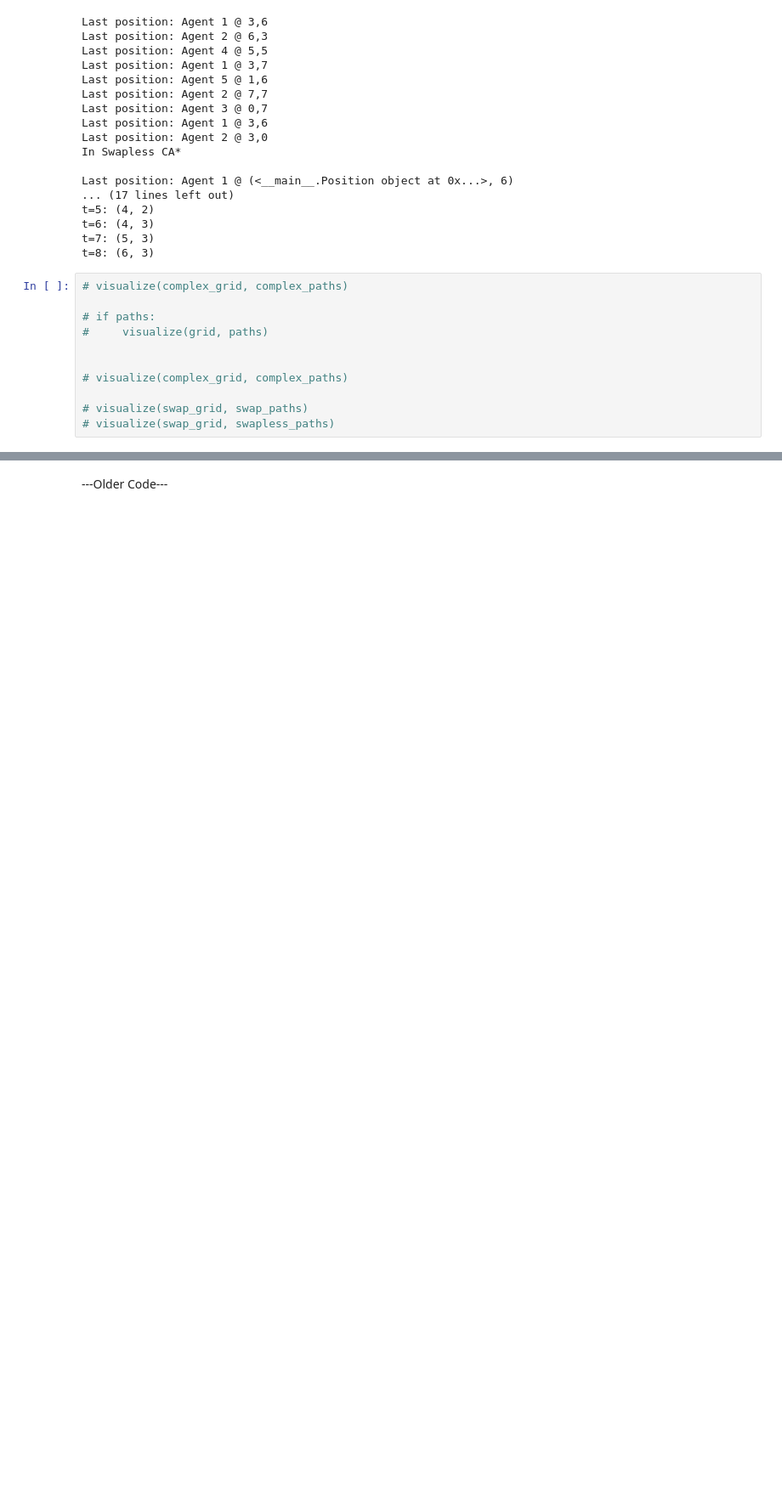
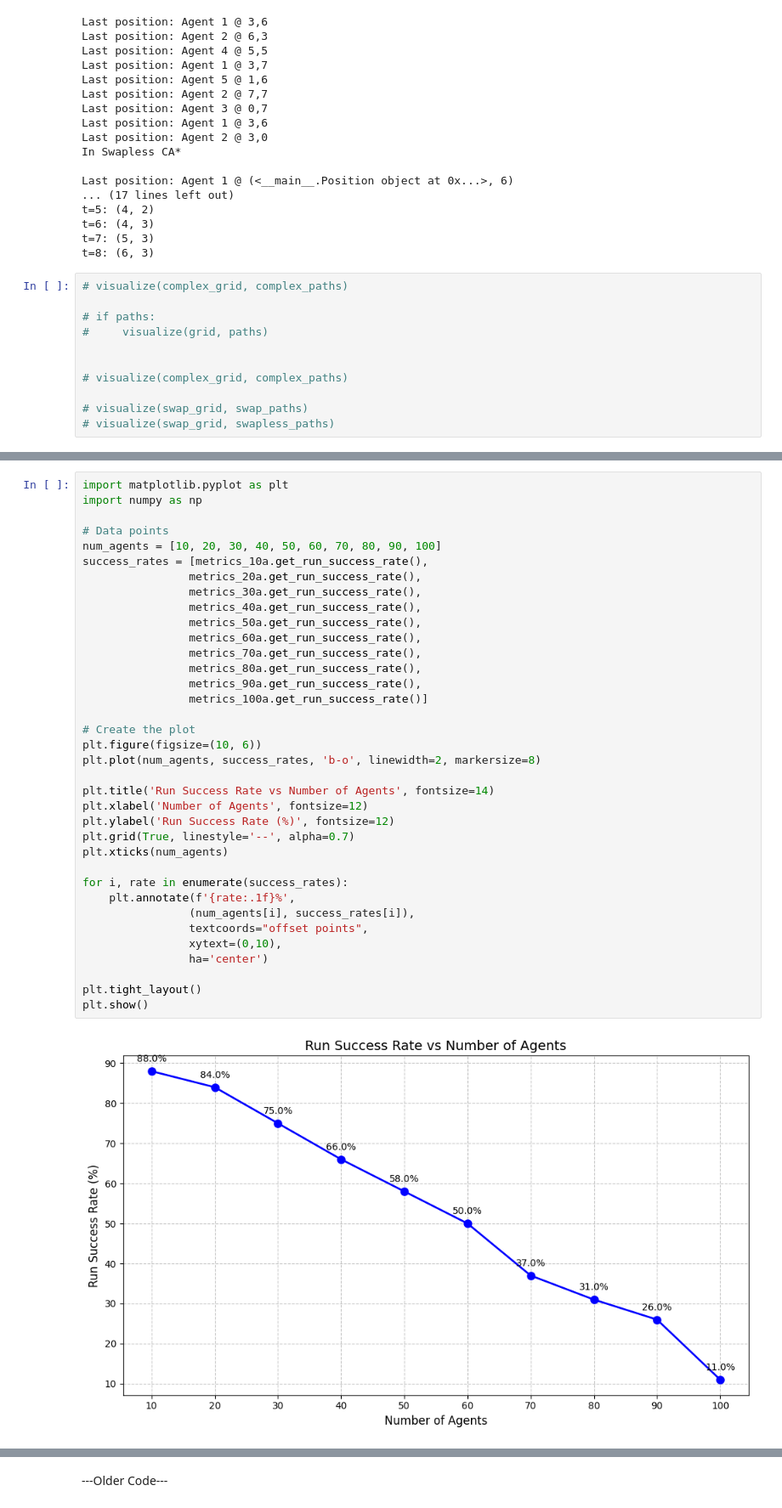
Before and after one commit to kieranjoshi/final-project-robo, a Jupyter notebook: robonav.ipynb, the cells around one changed output, grey strips where cells are left out. Shown: that part at 85% size. Cells and saved outputs as stored; diff of their text form; blank space fills up the shorter version.

Commit message:
Data Updates

```diff
--- a/robonav.ipynb
+++ b/robonav.ipynb
@@ -805,0 +913,38 @@ Average Computation Time: 0.005 seconds
+# %%
+import matplotlib.pyplot as plt
+import numpy as np
+
+# Data points
+num_agents = [10, 20, 30, 40, 50, 60, 70, 80, 90, 100]
+success_rates = [metrics_10a.get_run_success_rate(),
+                metrics_20a.get_run_success_rate(),
+                metrics_30a.get_run_success_rate(),
+                metrics_40a.get_run_success_rate(),
+                metrics_50a.get_run_success_rate(),
+                metrics_60a.get_run_success_rate(),
+                metrics_70a.get_run_success_rate(),
+                metrics_80a.get_run_success_rate(),
+                metrics_90a.get_run_success_rate(),
+                metrics_100a.get_run_success_rate()]
+
+# Create the plot
+plt.figure(figsize=(10, 6))
+plt.plot(num_agents, success_rates, 'b-o', linewidth=2, markersize=8)
+
+plt.title('Run Success Rate vs Number of Agents', fontsize=14)
+plt.xlabel('Number of Agents', fontsize=12)
+plt.ylabel('Run Success Rate (%)', fontsize=12)
+plt.grid(True, linestyle='--', alpha=0.7)
+plt.xticks(num_agents)
+
+for i, rate in enumerate(success_rates):
+    plt.annotate(f'{rate:.1f}%',
+                (num_agents[i], success_rates[i]),
+                textcoords="offset points",
+                xytext=(0,10),
+                ha='center')
+
+plt.tight_layout()
+plt.show()
+# %% [output]
+[figure, added]
```
Also changed, not shown: parts of 14 cells of this notebook.
